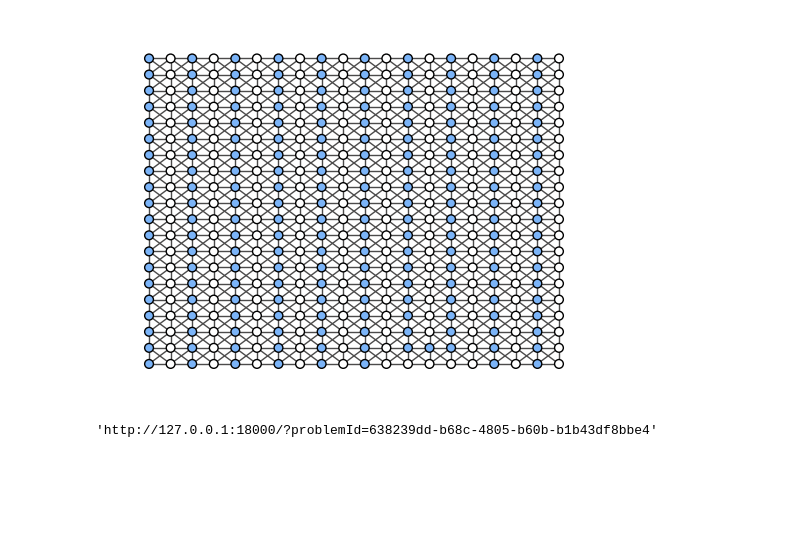
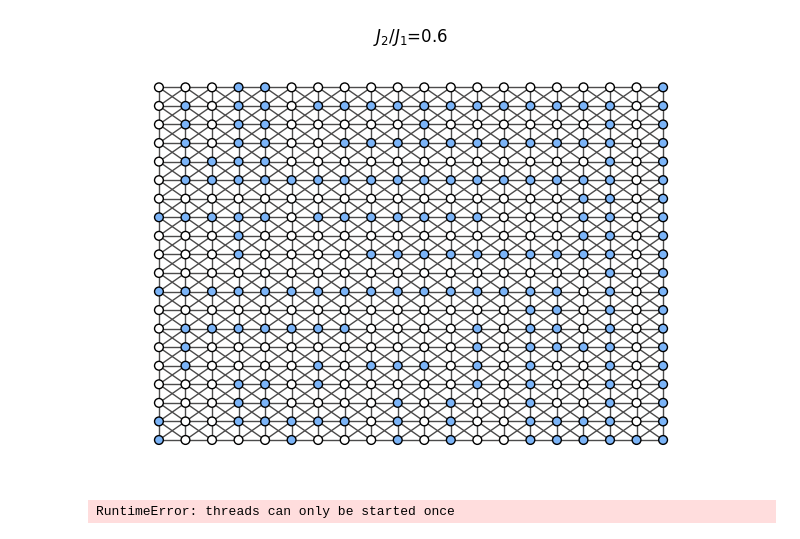
Before and after one commit to Wronsmin/Quantum-Computing, a Jupyter notebook: src/Ising/plots_ising.ipynb, the cells around one changed output. Cells and saved outputs as stored; diff of their text form; code cells hidden in the pictures; blank space fills up the shorter version.

Commit message:
Added some plots

```diff
--- a/src/Ising/plots_ising.ipynb
+++ b/src/Ising/plots_ising.ipynb
@@ -19,7 +19,9 @@ qpu = DWaveSampler()
 sampler = EmbeddingComposite(qpu)
 # %%
 L = 20
-bqm = bqm_frustration(L, 1, 0)
+ratio = 0.6
+save = 1
+bqm = bqm_frustration(L, ratio, 0)
 # %%
 sampleset = sampler.sample(bqm, num_reads=100,
                            label=f'Plot Ising Frustrato')
@@ -35,24 +37,26 @@ for state, node in zip(sampleset.record[0][0], sampleset.variables):
     x, y = int(split[0]), int(split[1])
     pos[node] = (y, -x)
 # %%
-from cProfile import label
-
-
 G = bqm.to_networkx_graph()
 
 node_col = []
 for node in G.nodes:
     node_col.append(col_map[node])
 
 #pos = {f'{x}-{y}':(y,-x) for x in range(L) for y in range(L)}
 nx.draw_networkx_nodes(G, pos=pos, node_color=node_col, edgecolors='k', node_size=40)
 
 nx.draw_networkx_edges(G, pos=pos, edge_color=[76/255, 75/255, 75/255])
 plt.axis('off')
-#plt.savefig('striped_lattice_L20.png', transparent=True, dpi=600)
+plt.title(rf"$J_2/J_1$={ratio}")
+plt.tight_layout()
+if save:
+    string = f"striped_lattice_config_r{ratio}"
+    string = string.replace('.', '')
+    plt.savefig("../../Results/Ising_Frustrated/DWave/" + string, transparent=True)
 # %% [output]
-[figure, old version]
+[figure, new version]
 # %%
 dwave.inspector.show(sampleset)
 # %% [output]
-'http://127.0.0.1:18000/?problemId=638239dd-b68c-4805-b60b-b1b43df8bbe4'
+RuntimeError: threads can only be started once
```
Also changed, not shown: 12 other files.
